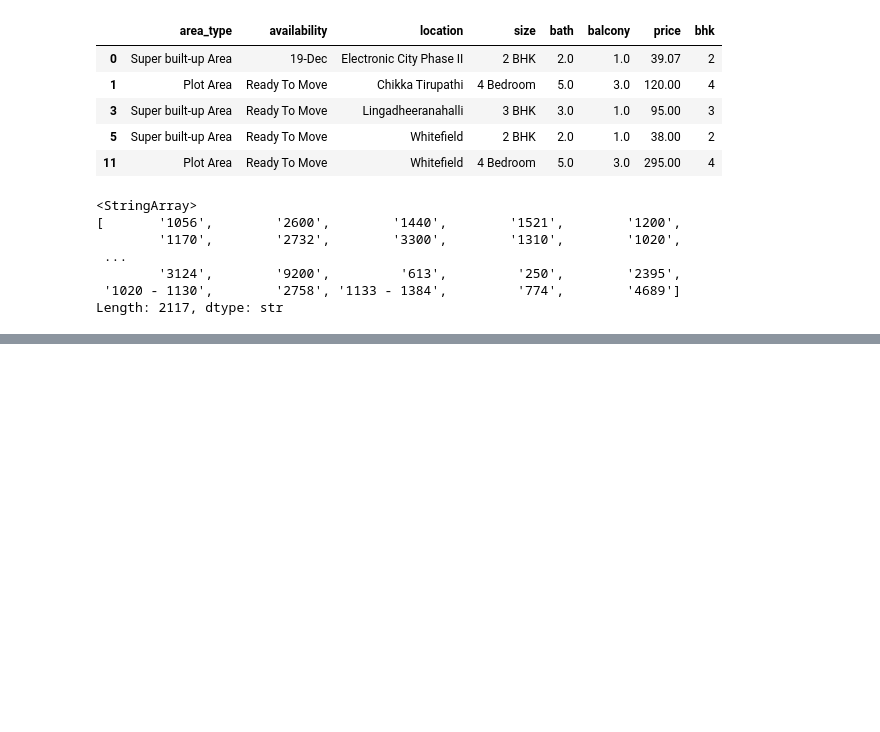
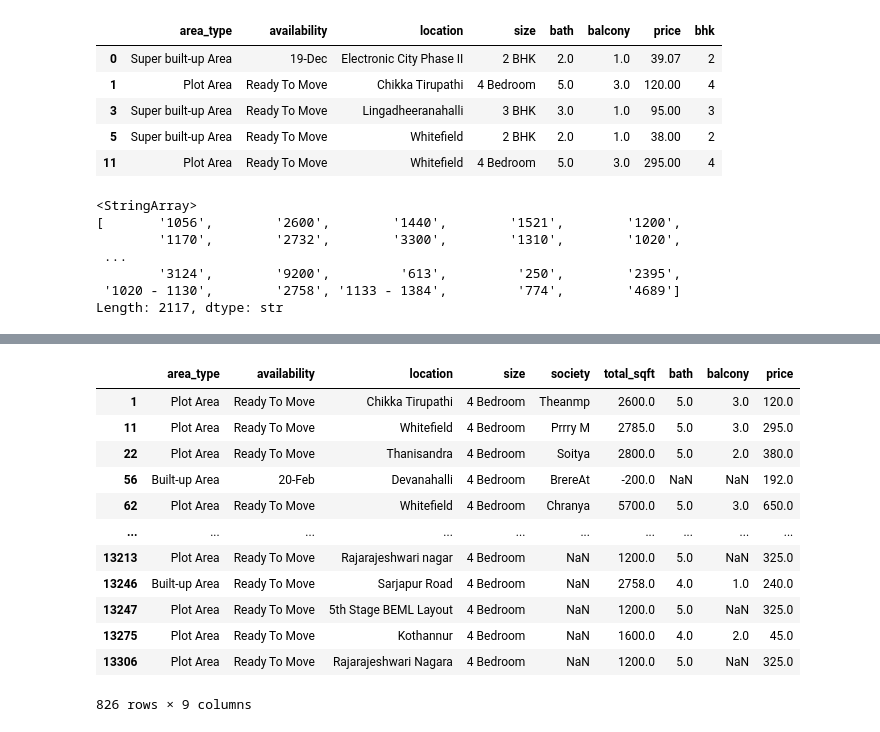
Before and after one commit to Sifat-Ikram/real-estate-price-prediction, a Jupyter notebook: model_building.ipynb, the cells around one changed output, grey strips where cells are left out. Drawn from its saved outputs; the diff is of its cells as text; code cells hidden in the pictures; blank space fills up the shorter version.

```diff
--- a/model_building.ipynb
+++ b/model_building.ipynb
@@ -213,0 +241,9 @@ df1.head()
+# %%
+def convert_to_num(x):
+    token = x.split('-')
+    if len(token) == 2:
+        return (float(token[0]) - float(token[1]))/2
+    try:
+        return float(x)
+    except:
+        return None
@@ -213,0 +260,2 @@ df1.head()
+# %%
+df1['total_sqft'] = df1['total_sqft'].apply(convert_to_num)
@@ -213,0 +284,16 @@ df1.head()
+# %%
+df1[df1['size'] == '4 Bedroom']
+# %% [output]
+|  | area_type | availability | location | size | society | total_sqft | bath | balcony | price |
+| 1 | Plot Area | Ready To Move | Chikka Tirupathi | 4 Bedroom | Theanmp | 2600.0 | 5.0 | 3.0 | 120.0 |
+| 11 | Plot Area | Ready To Move | Whitefield | 4 Bedroom | Prrry M | 2785.0 | 5.0 | 3.0 | 295.0 |
+| 22 | Plot Area | Ready To Move | Thanisandra | 4 Bedroom | Soitya | 2800.0 | 5.0 | 2.0 | 380.0 |
+| 56 | Built-up Area | 20-Feb | Devanahalli | 4 Bedroom | BrereAt | -200.0 | NaN | NaN | 192.0 |
+| 62 | Plot Area | Ready To Move | Whitefield | 4 Bedroom | Chranya | 5700.0 | 5.0 | 3.0 | 650.0 |
+| ... | ... | ... | ... | ... | ... | ... | ... | ... | ... |
+| 13213 | Plot Area | Ready To Move | Rajarajeshwari nagar | 4 Bedroom | NaN | 1200.0 | 5.0 | NaN | 325.0 |
+| 13246 | Built-up Area | Ready To Move | Sarjapur Road | 4 Bedroom | NaN | 2758.0 | 4.0 | 1.0 | 240.0 |
+| 13247 | Plot Area | Ready To Move | 5th Stage BEML Layout | 4 Bedroom | NaN | 1200.0 | 5.0 | NaN | 325.0 |
+| 13275 | Plot Area | Ready To Move | Kothannur | 4 Bedroom | NaN | 1600.0 | 4.0 | 2.0 | 45.0 |
+| 13306 | Plot Area | Ready To Move | Rajarajeshwari Nagara | 4 Bedroom | NaN | 1200.0 | 5.0 | NaN | 325.0 |
+826 rows × 9 columns
```
Also changed, not shown: parts of 8 cells of this notebook.
